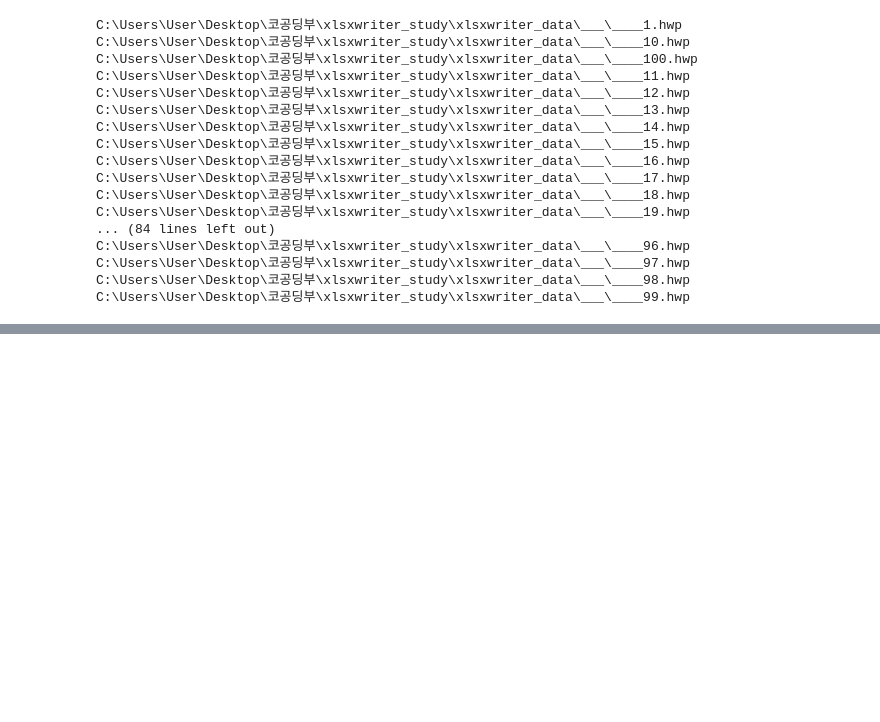
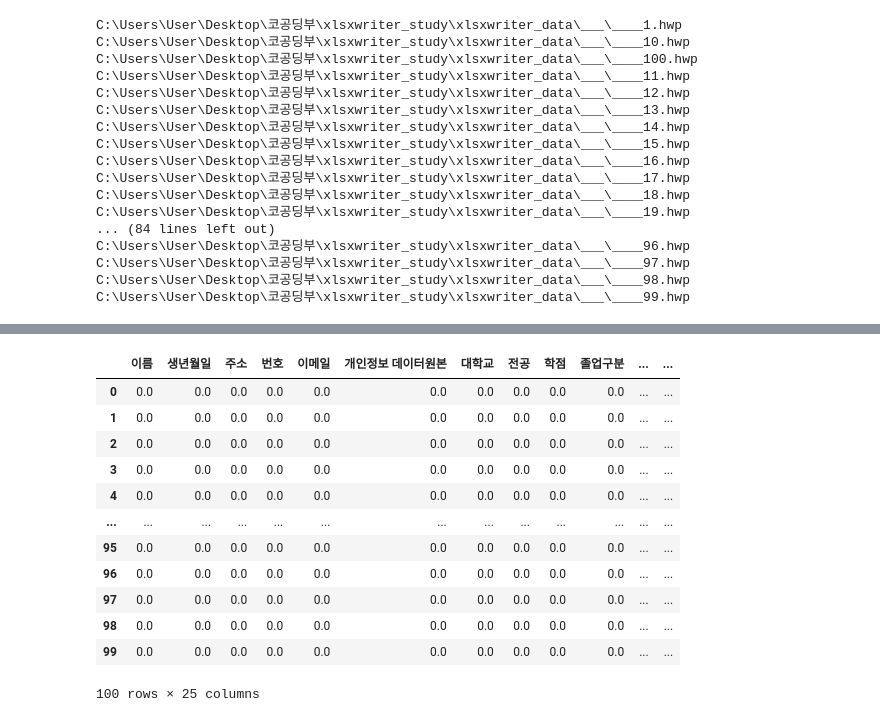
Before and after one commit to dkdlel6887/codingtest_preparing, a Jupyter notebook: xlsxwriter_study/xlsxwriter_06.ipynb, the cells around one changed output, grey strips where cells are left out. Saved outputs shown, nothing was run; the diff lists cells and outputs as text; code cells hidden in the pictures; blank space fills up the shorter version.

```diff
--- a/xlsxwriter_study/xlsxwriter_06.ipynb
+++ b/xlsxwriter_study/xlsxwriter_06.ipynb
@@ -437,0 +536,28 @@ os.listdir()
+# %%
+data_columns = [
+    '이름',
+    '생년월일',
+    '주소',
+    '번호',
+    '이메일',
+    '개인정보 데이터원본', ## 확인용 데이터 원본
+    '대학교',
+    '전공',
+    '학점',
+    '졸업구분',
+    '소재지',
+    '학교정보 데이터원본', ## 확인용 데이터 원본
+    'TOEIC',
+    '토익 데이터원본', ## 확인용 데이터 원본
+    '자격증',
+    '자격증 데이터원본', ## 확인용 데이터 원본
+    '교육/활동/수상',
+    '교육/활동/수상 데이터원본', ## 확인용 데이터 원본
+    '군필여부',
+    '군별',
+    '계급',
+    '복무기간',
+    '군필 데이터원본', ## 확인용 데이터 원본
+    '컴퓨터언어능력',
+    '컴퓨터언어능력 데이터원본', ## 확인용 데이터 원본
+]
@@ -437,0 +574,17 @@ os.listdir()
+# %%
+df = pd.DataFrame(np.zeros((100, 25)), columns = data_columns)
+df  ## pd.DataFrame(0값으로 채워진 100X25 행렬, 열=속성명 > data_columns값)
+# %% [output]
+|  | 이름 | 생년월일 | 주소 | 번호 | 이메일 | 개인정보 데이터원본 | 대학교 | 전공 | 학점 | 졸업구분 | ... | ... |
+| 0 | 0.0 | 0.0 | 0.0 | 0.0 | 0.0 | 0.0 | 0.0 | 0.0 | 0.0 | 0.0 | ... | ... |
+| 1 | 0.0 | 0.0 | 0.0 | 0.0 | 0.0 | 0.0 | 0.0 | 0.0 | 0.0 | 0.0 | ... | ... |
+| 2 | 0.0 | 0.0 | 0.0 | 0.0 | 0.0 | 0.0 | 0.0 | 0.0 | 0.0 | 0.0 | ... | ... |
+| 3 | 0.0 | 0.0 | 0.0 | 0.0 | 0.0 | 0.0 | 0.0 | 0.0 | 0.0 | 0.0 | ... | ... |
+| 4 | 0.0 | 0.0 | 0.0 | 0.0 | 0.0 | 0.0 | 0.0 | 0.0 | 0.0 | 0.0 | ... | ... |
+| ... | ... | ... | ... | ... | ... | ... | ... | ... | ... | ... | ... | ... |
+| 95 | 0.0 | 0.0 | 0.0 | 0.0 | 0.0 | 0.0 | 0.0 | 0.0 | 0.0 | 0.0 | ... | ... |
+| 96 | 0.0 | 0.0 | 0.0 | 0.0 | 0.0 | 0.0 | 0.0 | 0.0 | 0.0 | 0.0 | ... | ... |
+| 97 | 0.0 | 0.0 | 0.0 | 0.0 | 0.0 | 0.0 | 0.0 | 0.0 | 0.0 | 0.0 | ... | ... |
+| 98 | 0.0 | 0.0 | 0.0 | 0.0 | 0.0 | 0.0 | 0.0 | 0.0 | 0.0 | 0.0 | ... | ... |
+| 99 | 0.0 | 0.0 | 0.0 | 0.0 | 0.0 | 0.0 | 0.0 | 0.0 | 0.0 | 0.0 | ... | ... |
+100 rows × 25 columns
```
Also changed, not shown: parts of 58 cells of this notebook.
